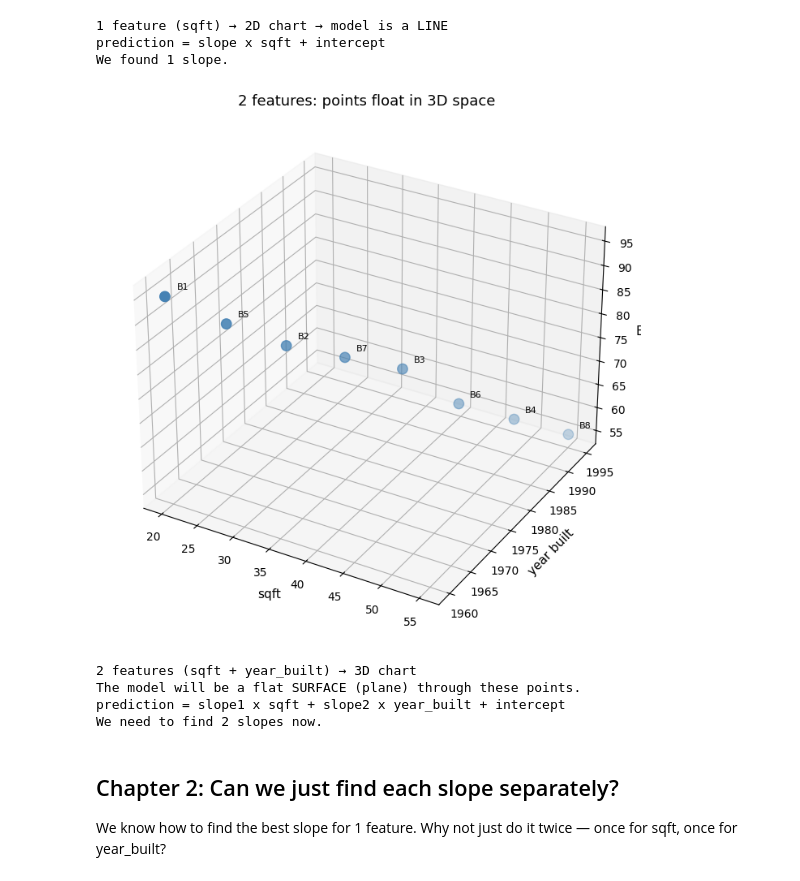
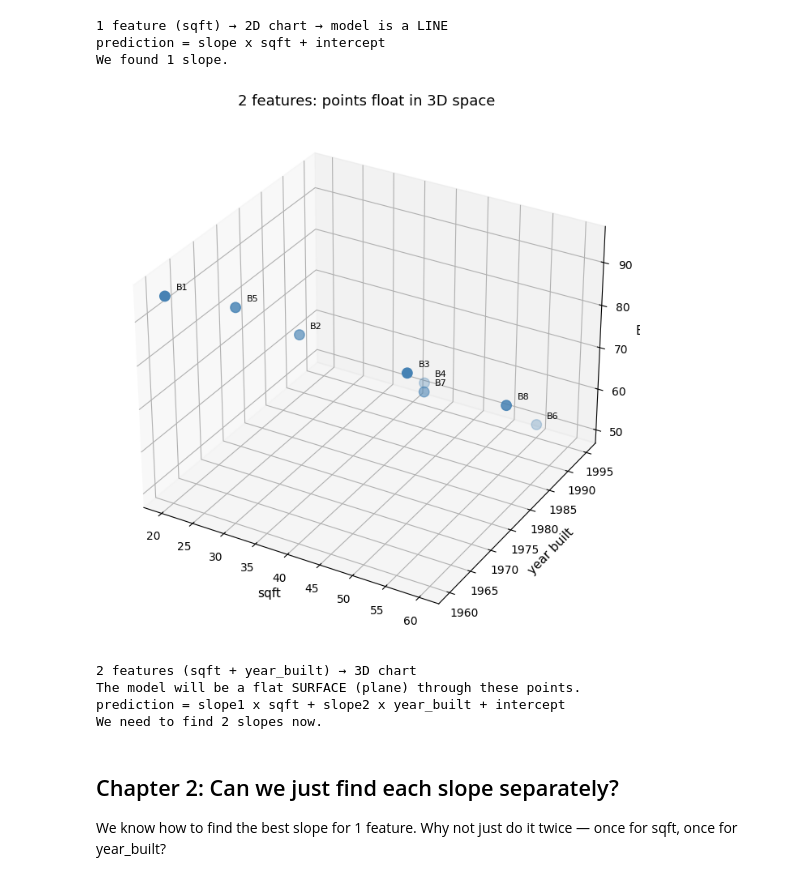
Before and after one commit to Ahmadkashif/buildingpulse, a Jupyter notebook: dataexploration/10_multi_feature.ipynb, the cells around one changed output. Cells and saved outputs as stored; diff of their text form; code cells hidden in the pictures.

```diff
--- a/dataexploration/10_multi_feature.ipynb
+++ b/dataexploration/10_multi_feature.ipynb
@@ -35,35 +35,37 @@ We found 1 slope.
 # %%
 # With 2 features, we have a 3D chart:
 #   x-axis = sqft
 #   y-axis = year_built
 #   z-axis = EUI (what we predict)
 # The model is a FLAT SURFACE (plane) through the points
 
 # 8 buildings with sqft AND year_built
-sqft       = np.array([20, 30, 40, 50, 25, 45, 35, 55], dtype=float)
-year_built = np.array([1960, 1970, 1980, 1990, 1965, 1985, 1975, 1995], dtype=float)
-eui        = np.array([95, 82, 74, 60, 88, 65, 78, 55], dtype=float)
+# sqft and year_built are somewhat related but NOT perfectly
+# — some old buildings are big, some new ones are small
+sqft       = np.array([20, 30, 50, 40, 25, 55, 45, 60], dtype=float)
+year_built = np.array([1960, 1975, 1970, 1990, 1968, 1995, 1982, 1978], dtype=float)
+eui        = np.array([95, 78, 82, 58, 88, 50, 65, 72], dtype=float)
 
 fig = plt.figure(figsize=(10, 7))
 ax = fig.add_subplot(111, projection='3d')
 ax.scatter(sqft, year_built, eui, color='steelblue', s=80, zorder=5)
 
 for i in range(len(sqft)):
     ax.text(sqft[i]+1, year_built[i]+1, eui[i]+1, f'B{i+1}', fontsize=8)
 
 ax.set_xlabel('sqft', fontsize=11)
 ax.set_ylabel('year built', fontsize=11)
 ax.set_zlabel('EUI', fontsize=11)
 ax.set_title('2 features: points float in 3D space', fontsize=13)
 plt.tight_layout()
 plt.show()
 
 print('2 features (sqft + year_built) → 3D chart')
 print('The model will be a flat SURFACE (plane) through these points.')
 print('prediction = slope1 x sqft + slope2 x year_built + intercept')
 print('We need to find 2 slopes now.')
 # %% [output]
-[figure, old version]
+[figure, new version]
 2 features (sqft + year_built) → 3D chart
 The model will be a flat SURFACE (plane) through these points.
 prediction = slope1 x sqft + slope2 x year_built + intercept
```
Also changed, not shown: parts of 15 cells of this notebook, 1 other file.
